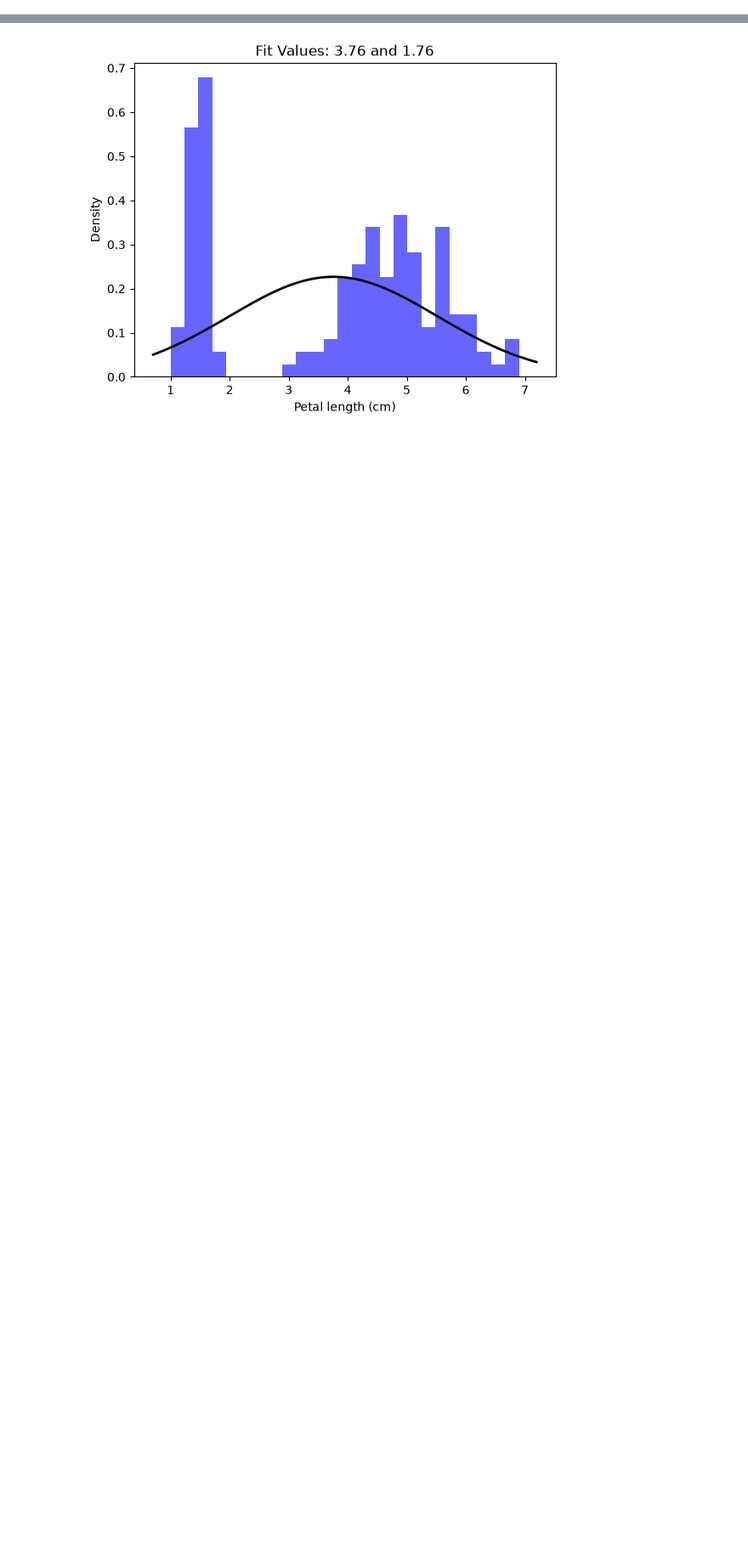
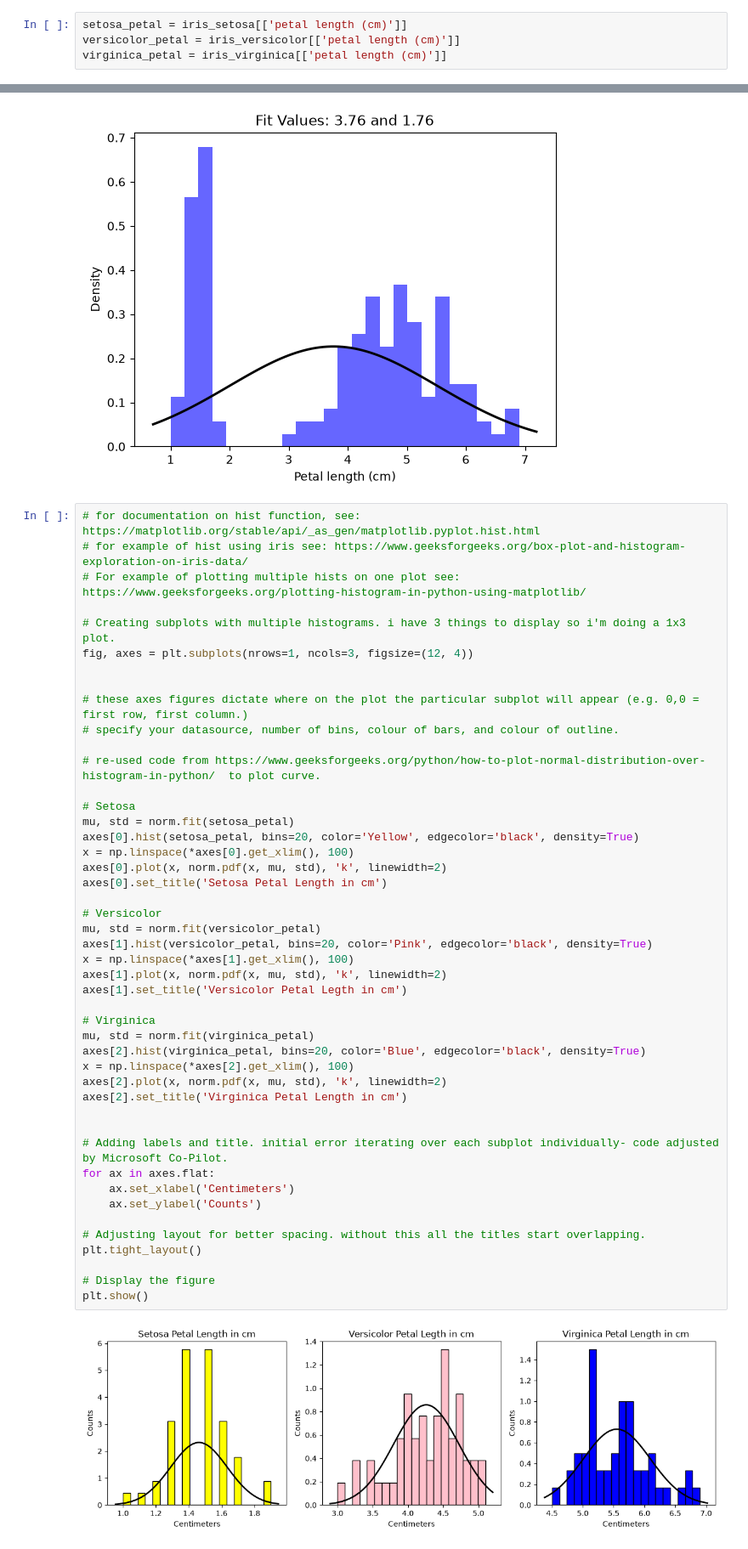
Before and after one commit to EmmaChubbCode/Applied_statistics, a Jupyter notebook: problems.ipynb, the cells around one changed output, grey strips where cells are left out. Shown at 85% size. Saved outputs shown, nothing was run; the diff lists cells and outputs as text; blank space fills up the shorter version.

Commit message:
multiple histograms and curves

```diff
--- a/problems.ipynb
+++ b/problems.ipynb
@@ -45,5 +45,9 @@ In this section, we will explore the distribution of petal length.
 iris_setosa = iris_df[iris_df['species']=='setosa'] # filter iris Setosa
 iris_versicolor = iris_df[iris_df['species']=='versicolor'] # filter iris versicolor
 iris_virginica = iris_df[iris_df['species']=='virginica'] # filter iris virginica
+# %%
+setosa_petal = iris_setosa[['petal length (cm)']]
+versicolor_petal = iris_versicolor[['petal length (cm)']]
+virginica_petal = iris_virginica[['petal length (cm)']]
 # %%
 # print top 10 of each new subset of data
@@ -128,3 +90,51 @@ plt.ylabel("Density")
 plt.show()
 # %% [output]
 [figure]
+# %%
+# for documentation on hist function, see: https://matplotlib.org/stable/api/_as_gen/matplotlib.pyplot.hist.html
+# for example of hist using iris see: https://www.geeksforgeeks.org/box-plot-and-histogram-exploration-on-iris-data/
+# For example of plotting multiple hists on one plot see: https://www.geeksforgeeks.org/plotting-histogram-in-python-using-matplotlib/
+
+# Creating subplots with multiple histograms. i have 3 things to display so i'm doing a 1x3 plot.
+fig, axes = plt.subplots(nrows=1, ncols=3, figsize=(12, 4))
+
+
+# these axes figures dictate where on the plot the particular subplot will appear (e.g. 0,0 = first row, first column.)
+# specify your datasource, number of bins, colour of bars, and colour of outline.
+
+# re-used code from https://www.geeksforgeeks.org/python/how-to-plot-normal-distribution-over-histogram-in-python/  to plot curve.
+
+# Setosa
+mu, std = norm.fit(setosa_petal)
+axes[0].hist(setosa_petal, bins=20, color='Yellow', edgecolor='black', density=True)
+x = np.linspace(*axes[0].get_xlim(), 100)
+axes[0].plot(x, norm.pdf(x, mu, std), 'k', linewidth=2)
+axes[0].set_title('Setosa Petal Length in cm')
+
+# Versicolor
+mu, std = norm.fit(versicolor_petal)
+axes[1].hist(versicolor_petal, bins=20, color='Pink', edgecolor='black', density=True)
+x = np.linspace(*axes[1].get_xlim(), 100)
+axes[1].plot(x, norm.pdf(x, mu, std), 'k', linewidth=2)
+axes[1].set_title('Versicolor Petal Legth in cm')
+
+# Virginica
+mu, std = norm.fit(virginica_petal)
+axes[2].hist(virginica_petal, bins=20, color='Blue', edgecolor='black', density=True)
+x = np.linspace(*axes[2].get_xlim(), 100)
+axes[2].plot(x, norm.pdf(x, mu, std), 'k', linewidth=2)
+axes[2].set_title('Virginica Petal Length in cm')
+
+
+# Adding labels and title. initial error iterating over each subplot individually- code adjusted by Microsoft Co-Pilot.
+for ax in axes.flat:
+    ax.set_xlabel('Centimeters')
+    ax.set_ylabel('Counts')
+
+# Adjusting layout for better spacing. without this all the titles start overlapping.
+plt.tight_layout()
+
+# Display the figure
+plt.show()
+# %% [output]
+[figure, added]
```
Also changed, not shown: parts of 4 cells of this notebook.
